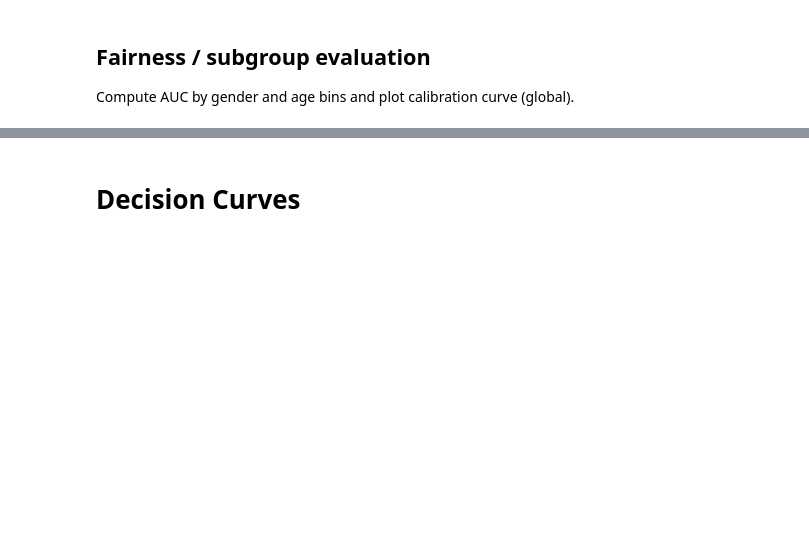
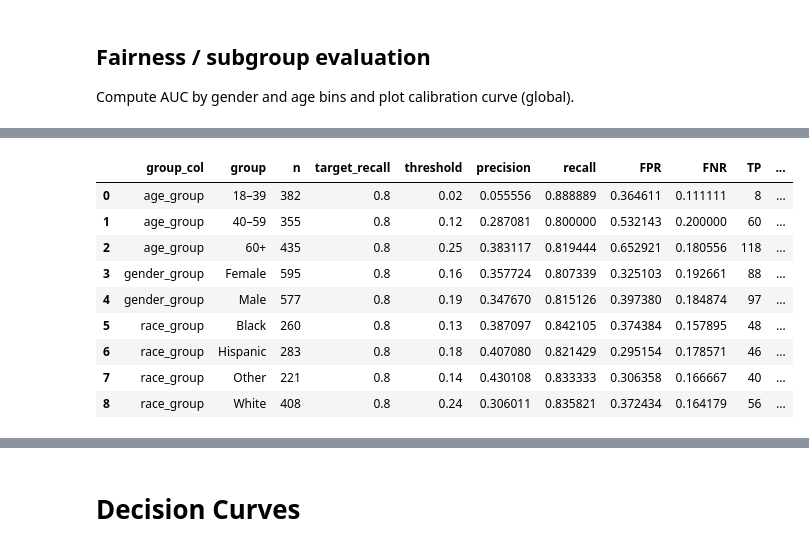
Before and after one commit to aoosama707/NHANES_2017-2018_Kaggle-Diabetes_Risk_Pipeline, a Jupyter notebook: nhanes_kaggle_pipeline_final.ipynb, the cells around one changed output, grey strips where cells are left out. Saved outputs shown, nothing was run; the diff lists cells and outputs as text; code cells hidden in the pictures; blank space fills up the shorter version.

```diff
--- a/nhanes_kaggle_pipeline_final.ipynb
+++ b/nhanes_kaggle_pipeline_final.ipynb
@@ -1038,13 +882,0 @@ Name: count, dtype: int64
-# %%
-from sklearn.metrics import roc_auc_score
-
-print("\nGender fairness check (AUC):")
-
-for g in X_test_df['gender_group'].dropna().unique():
-    mask = X_test_df['gender_group'] == g
-
-    if mask.sum() < 50:
-        continue
-
-    auc = roc_auc_score(y_test[mask], y_pred_proba[mask])
-    print(f"Gender = {g} → AUC = {auc:.4f} (n={mask.sum()})")
@@ -1180,0 +1049,31 @@ Calibration by age saved to figures/calibration_by_age.png
+# %%
+target = 0.80
+grid = np.linspace(0.01, 0.99, 99)
+
+rows = []
+for group_col in ["age_group", "gender_group", "race_group"]:
+    for g in sorted(X_test_df[group_col].dropna().unique()):
+        mask = (X_test_df[group_col] == g)
+        if mask.sum() < 50:
+            continue
+        best = subgroup_threshold_for_target_recall(y_test[mask], y_pred_proba[mask], target_recall=target, grid=grid)
+        if best is None:
+            rows.append({"group_col": group_col, "group": g, "n": mask.sum(),
+                         "target_recall": target, "threshold": np.nan,
+                         "precision": np.nan, "recall": np.nan, "FPR": np.nan, "FNR": np.nan})
+        else:
+            rows.append({"group_col": group_col, "group": g, "n": mask.sum(),
+                         "target_recall": target, **best})
+
+pd.DataFrame(rows).sort_values(["group_col","group"]).reset_index(drop=True)
+# %% [output]
+|  | group_col | group | n | target_recall | threshold | precision | recall | FPR | FNR | TP | ... |
+| 0 | age_group | 18–39 | 382 | 0.8 | 0.02 | 0.055556 | 0.888889 | 0.364611 | 0.111111 | 8 | ... |
+| 1 | age_group | 40–59 | 355 | 0.8 | 0.12 | 0.287081 | 0.800000 | 0.532143 | 0.200000 | 60 | ... |
+| 2 | age_group | 60+ | 435 | 0.8 | 0.25 | 0.383117 | 0.819444 | 0.652921 | 0.180556 | 118 | ... |
+| 3 | gender_group | Female | 595 | 0.8 | 0.16 | 0.357724 | 0.807339 | 0.325103 | 0.192661 | 88 | ... |
+| 4 | gender_group | Male | 577 | 0.8 | 0.19 | 0.347670 | 0.815126 | 0.397380 | 0.184874 | 97 | ... |
+| 5 | race_group | Black | 260 | 0.8 | 0.13 | 0.387097 | 0.842105 | 0.374384 | 0.157895 | 48 | ... |
+| 6 | race_group | Hispanic | 283 | 0.8 | 0.18 | 0.407080 | 0.821429 | 0.295154 | 0.178571 | 46 | ... |
+| 7 | race_group | Other | 221 | 0.8 | 0.14 | 0.430108 | 0.833333 | 0.306358 | 0.166667 | 40 | ... |
+| 8 | race_group | White | 408 | 0.8 | 0.24 | 0.306011 | 0.835821 | 0.372434 | 0.164179 | 56 | ... |
```
Also changed, not shown: parts of 19 cells of this notebook.
